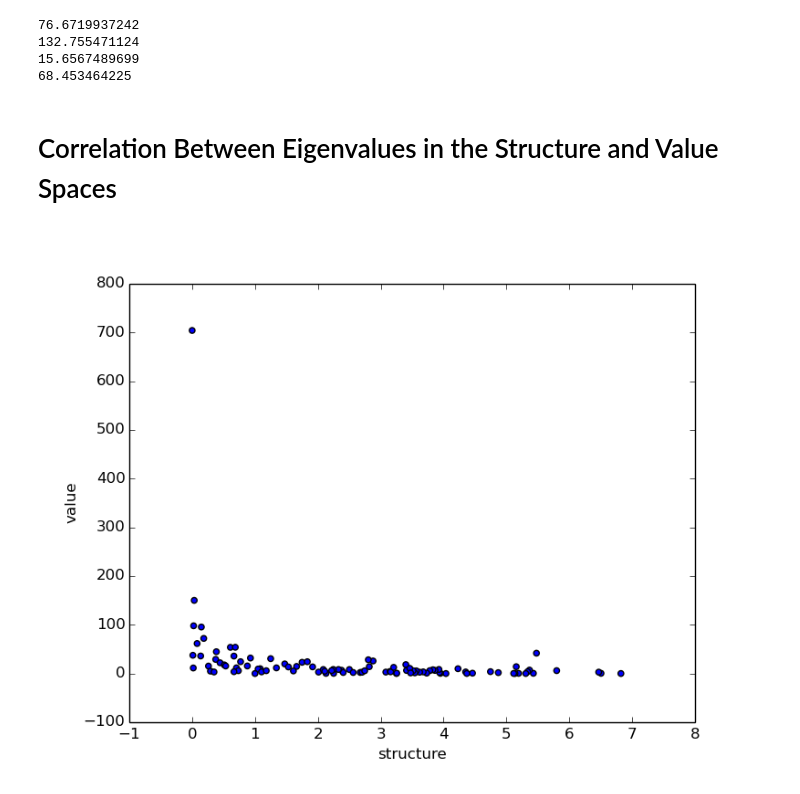
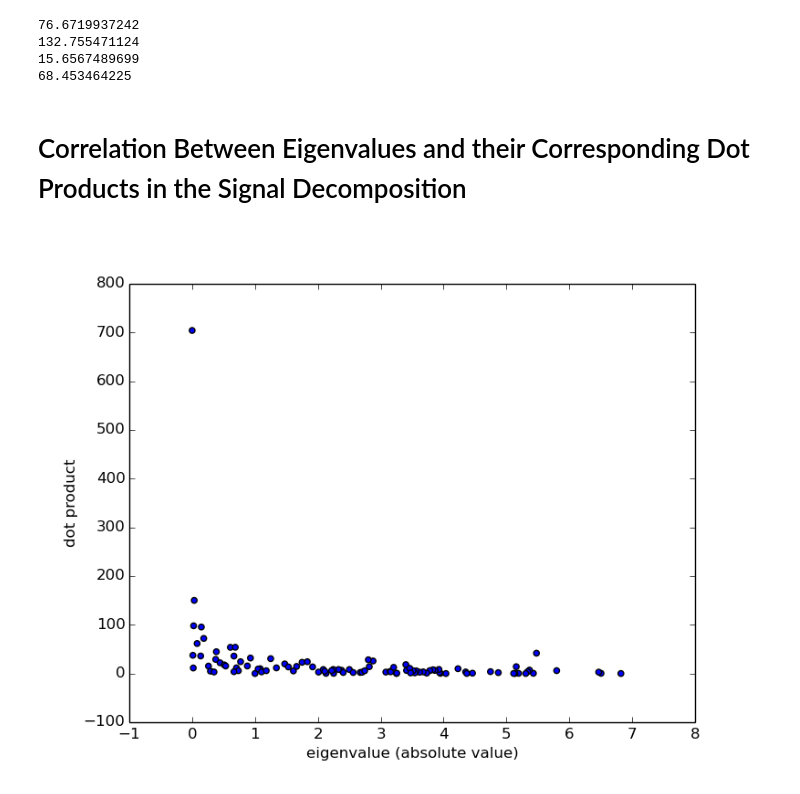
Before and after one commit to arleilps/anomaly-detection, a Jupyter notebook: Anomaly Detection using Spectral Analysis.ipynb, the cells around one changed output. Drawn from its saved outputs; the diff is of its cells as text; code cells hidden in the pictures.

```diff
--- a/Anomaly Detection using Spectral Analysis.ipynb
+++ b/Anomaly Detection using Spectral Analysis.ipynb
@@ -1098,13 +1118,13 @@ for v in range(0, len(F)):
 15.6567489699
 68.453464225
 # %% [markdown]
-# Correlation Between Eigenvalues in the Structure and Value Spaces
+# Correlation Between Eigenvalues and their Corresponding Dot Products in the Signal Decomposition
 # %%
 plt.clf()
 plt.scatter(lamb, lamb_f)
-plt.xlabel('structure')
-plt.ylabel('value')
+plt.xlabel('eigenvalue (absolute value)')
+plt.ylabel('dot product')
 plt.savefig("scatter_lambda.png")
 Image(filename='scatter_lambda.png')
 # %% [output]
-[figure, old version]
+[figure, new version]
```
Also changed, not shown: parts of 31 cells of this notebook.
